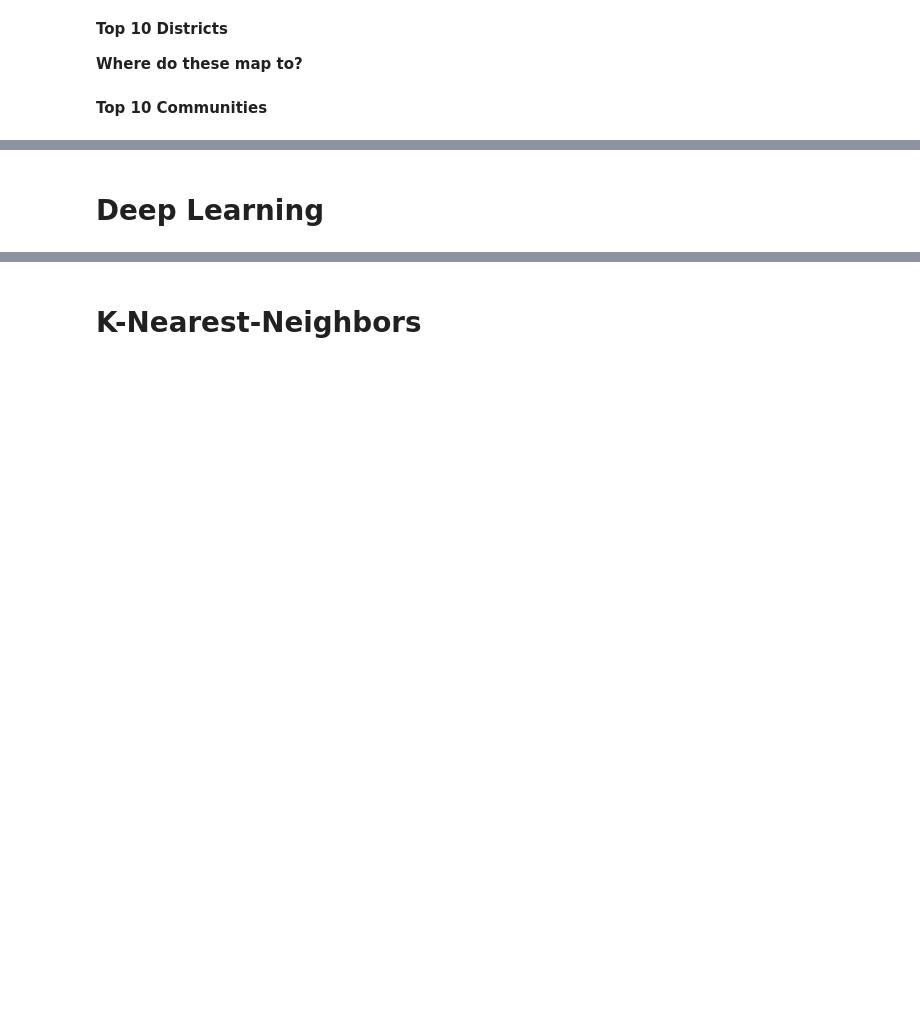
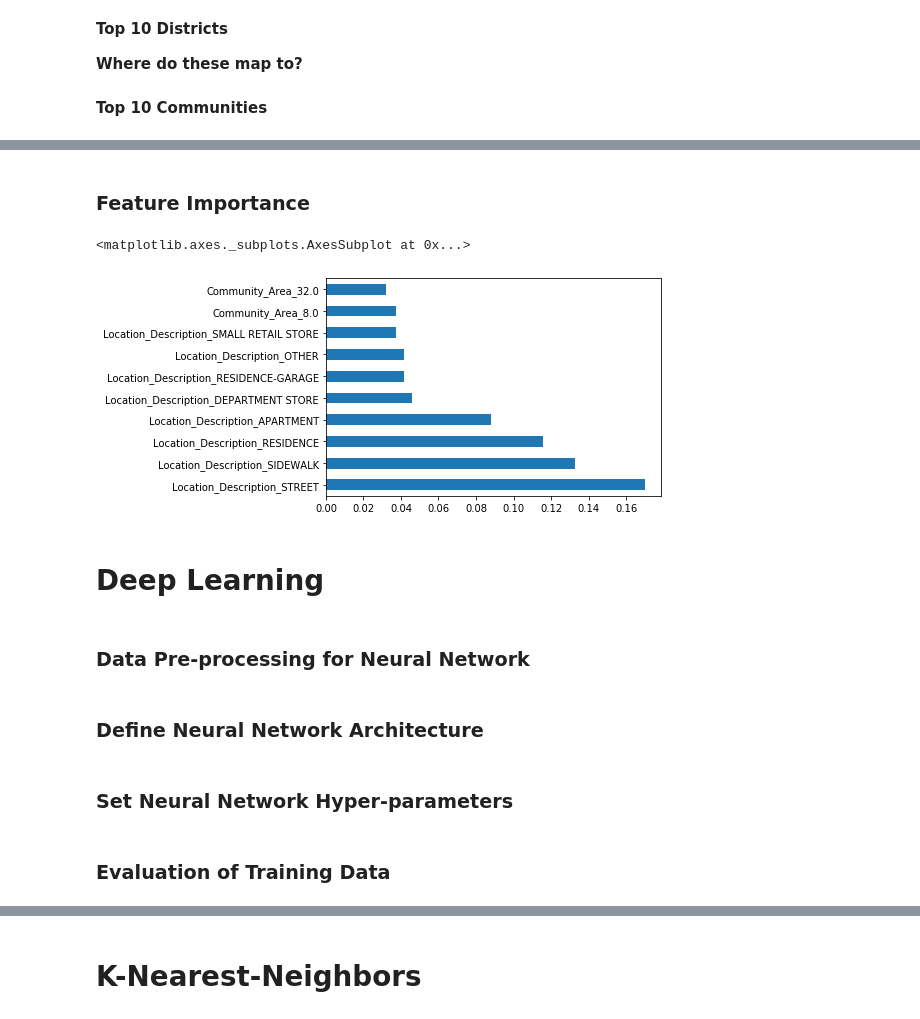
Before and after one commit to meghutch/Chicago_Crimes, a Jupyter notebook: Chicago_Crime_Analysis.ipynb, the cells around one changed output, grey strips where cells are left out. Drawn from its saved outputs; the diff is of its cells as text; code cells hidden in the pictures; blank space fills up the shorter version.

```diff
--- a/Chicago_Crime_Analysis.ipynb
+++ b/Chicago_Crime_Analysis.ipynb
@@ -297,0 +450,27 @@ from sklearn.model_selection import train_test_split
+# %%
+# Number of trees in random forest
+n_estimators = [100]
+# Number of features to consider at every split
+max_features = ['auto'] # 'auto' which is equivalent to sqrt(n_features)
+# Maximum number of levels in tree
+max_depth = [5, 10]
+# Minimum number of samples required to split a node
+min_samples_split = [2, 5, 10]
+# Minimum number of samples required at each leaf node
+min_samples_leaf = [1, 5, 10]
+
+param_grid = {'n_estimators': n_estimators,
+               'max_features': max_features,
+               'max_depth': max_depth,
+               'min_samples_split': min_samples_split,
+               'min_samples_leaf': min_samples_leaf}
+
+t1 = time.time()
+
+model = RandomForestClassifier(criterion='entropy', random_state=12345)
+rf_hyper = hypertuning_fxn(X_train, y_train, nfolds = 5, model = model , param_grid = param_grid, scoring = 'roc_auc_ovo_weighted', cv = True, return_train_score = True)
+
+t2 = time.time()
+
+run_time = t1 - t2
+print('Training Time in Minutes:', run_time/60)
@@ -298,2 +559,25 @@ from sklearn.model_selection import train_test_split
+# %% [markdown]
+### **Feature Importance**
+# %%
+# create empty list
+feat_impts = []
+# bind all rf estimators for each classifier
+for clf in rf_hyper.best_estimator_:
+    feat_impts.append(clf.feature_importances_)
+
+# calculate the mean of features across predictors
+feat = np.mean(feat_impts, axis=0)
+# create a list of features (predictor names)
+features = crime_x_col_names
+# add predictor names to the means
+feat_importances = pd.Series(feat, index = features)
+
+# plot feature importance for nlargest means
+feat_importances.nlargest(10).plot(kind='barh')
+# %% [output]
+<matplotlib.axes._subplots.AxesSubplot at 0x...>
+[figure, added]
 # %% [markdown]
 # Deep Learning
+# %% [markdown]
+### **Data Pre-processing for Neural Network**
@@ -299,0 +589,2 @@ from sklearn.model_selection import train_test_split
+# %% [markdown]
+### **Define Neural Network Architecture**
@@ -299,0 +597,2 @@ from sklearn.model_selection import train_test_split
+# %% [markdown]
+### **Set Neural Network Hyper-parameters**
@@ -299,0 +606,2 @@ from sklearn.model_selection import train_test_split
+# %% [markdown]
+### **Evaluation of Training Data**
```
Also changed, not shown: parts of 68 cells of this notebook.
